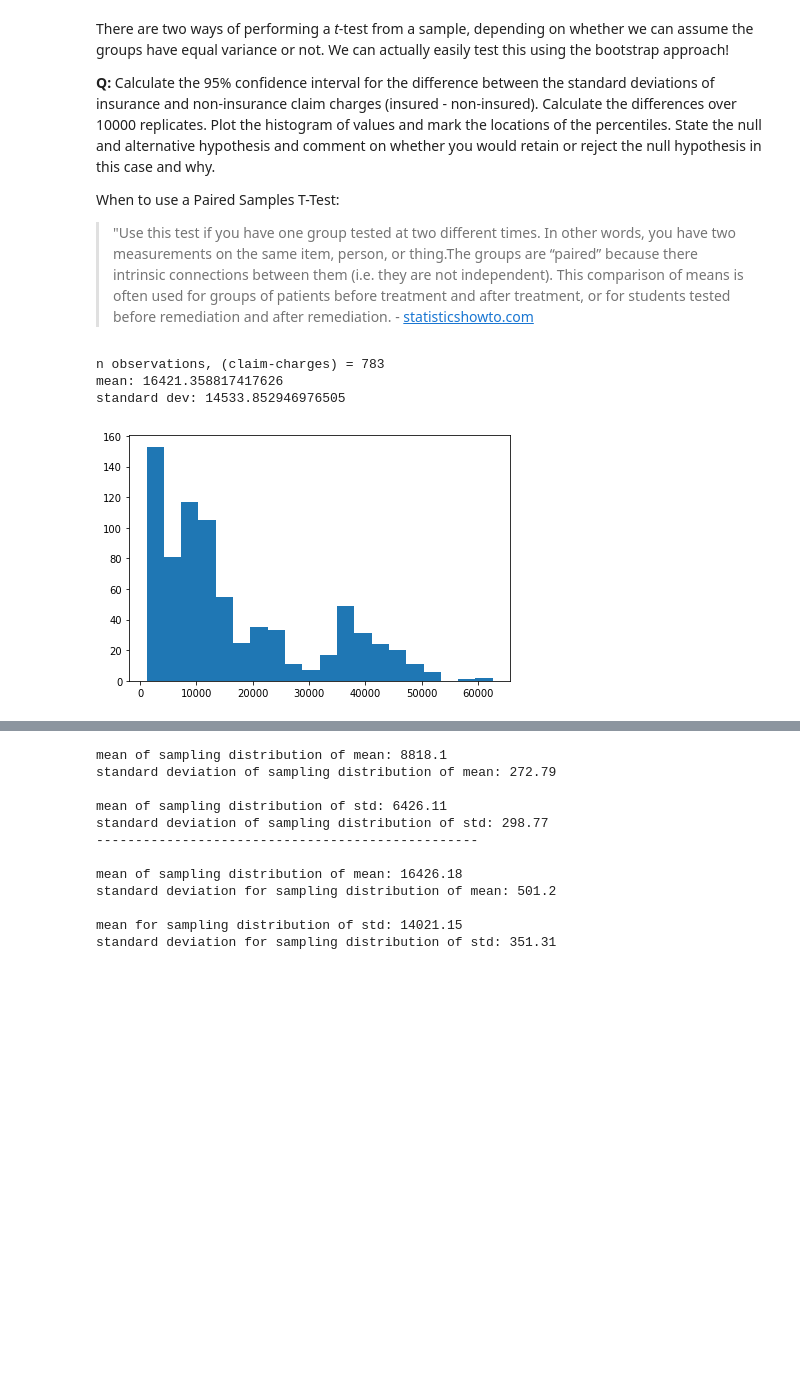
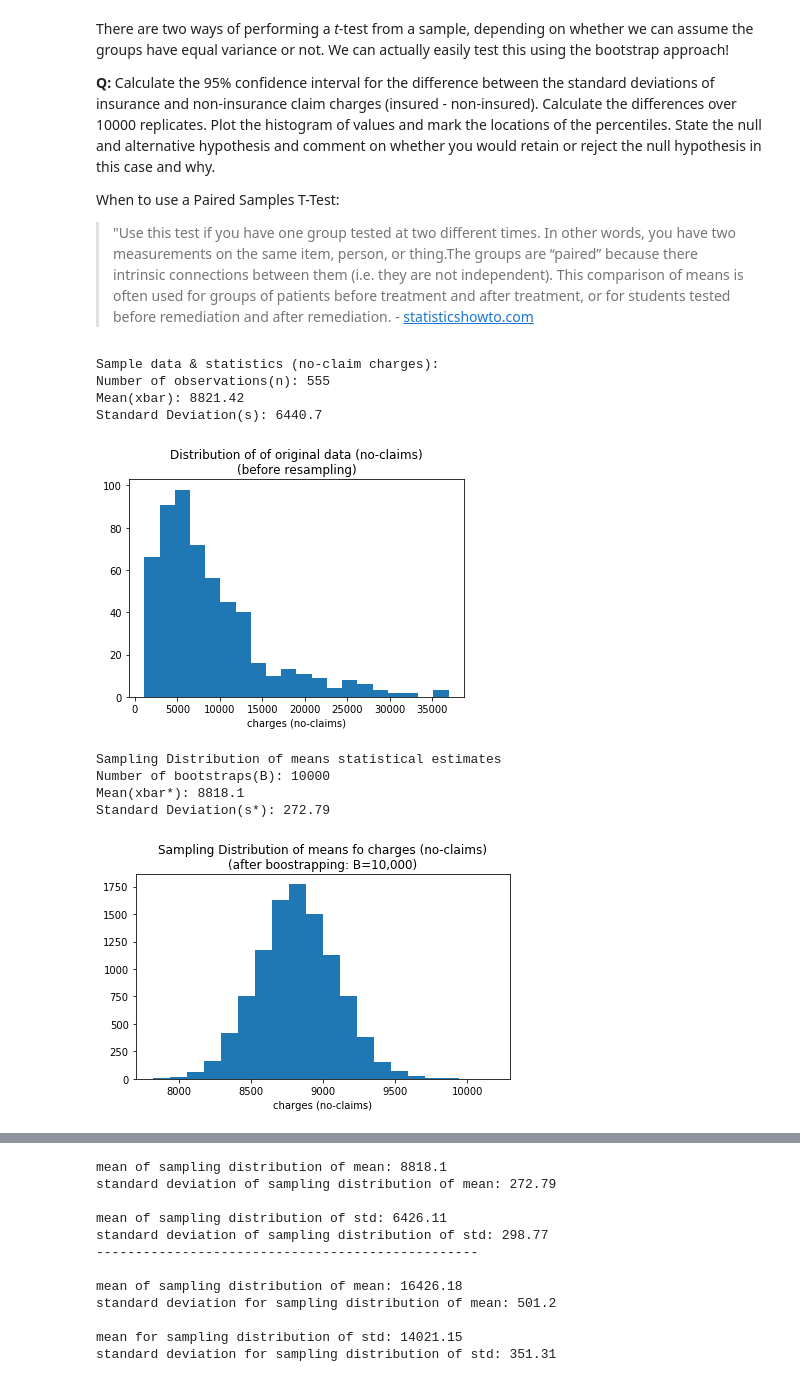
Before and after one commit to Emtman7/Springboard, a Jupyter notebook: inferential_statistics_bootstrapping.ipynb, the cells around one changed output, grey strips where cells are left out. Drawn from its saved outputs; the diff is of its cells as text; code cells hidden in the pictures; blank space fills up the shorter version.

```diff
--- a/inferential_statistics_bootstrapping.ipynb
+++ b/inferential_statistics_bootstrapping.ipynb
@@ -139,18 +139,44 @@ __Q:__ Calculate the 95% confidence interval for the difference between the stan
 
 When to use a Paired Samples T-Test:
 >"Use this test if you have one group tested at two different times. In other words, you have two measurements on the same item, person, or thing.The groups are “paired” because there intrinsic connections between them (i.e. they are not independent). This comparison of means is often used for groups of patients before treatment and after treatment, or for students tested before remediation and after remediation. - [statisticshowto.com](https://www.statisticshowto.com/probability-and-statistics/t-test/#PairedTTest)
-# %%
-np.random.seed(47)
-claim_charges = med_charges.loc[med_charges.insuranceclaim == 1, 'charges']
-n_claim = len(claim_charges)
-print('n observations, (claim-charges) = {}'.format(len(np.random.choice(claim_charges, n_claim))))
-print('mean: {}'.format(np.mean(np.random.choice(claim_charges, n_claim))))
-print('standard dev: {}'.format(np.std(np.random.choice(claim_charges, n_claim))))
-
-plt.hist(np.random.choice(claim_charges, n_claim), bins=20)
-plt.tight_layout()
-# %% [output]
-n observations, (claim-charges) = 783
-mean: 16421.358817417626
-standard dev: 14533.852946976505
-[figure, removed]
+# %%
+np.random.seed(47)
+
+# data of all original charges with no claims
+noclaim_charges = med_charges.loc[med_charges.insuranceclaim == 0, 'charges']
+n_noclaim = len(noclaim_charges)
+mean_noclaim = round(np.mean(noclaim_charges),2)
+s_stat_noclaim = round(np.std(noclaim_charges),2)
+_ = 'Sample data & statistics (no-claim charges):\nNumber of observations(n): {}\nMean(xbar): {}\nStandard Deviation(s): {}\n'
+print(_.format(n_noclaim, mean_noclaim, s_stat_noclaim))
+
+plt.hist(noclaim_charges, bins=20)
+plt.title('Distribution of of original data (no-claims)\n(before resampling)')
+plt.xlabel('charges (no-claims)')
+plt.show()
+
+# sampling distribution of means for no claim charges
+noclaim_dist_mean = [np.mean(np.random.choice(noclaim_charges, n_noclaim)) for _ in range(10000)]
+
+B = len(noclaim_dist_mean)   # number of samples/resamples: "B"
+n = n_noclaim * B            # n observations of sampling dist
+mean_noclaim_dist_mean = round(np.mean(noclaim_dist_mean),2)
+std_noclaim_dist_mean = round(np.std(noclaim_dist_mean),2)
+sampdiststr1 = '\nSampling Distribution of means statistical estimates\nNumber of bootstraps(B): {}\nMean(xbar*): {}\nStandard Deviation(s*): {}'
+print(sampdiststr1.format(B, mean_noclaim_dist_mean, std_noclaim_dist_mean))
+
+plt.hist(noclaim_dist_mean, bins=20)
+plt.title('Sampling Distribution of means for charges (no-claims)\n(after boostrapping: B=10,000)')
+plt.xlabel('charges (no-claims)')
+plt.tight_layout()
+# %% [output]
+Sample data & statistics (no-claim charges):
+Number of observations(n): 555
+Mean(xbar): 8821.42
+Standard Deviation(s): 6440.7
+[figure, added]
+Sampling Distribution of means statistical estimates
+Number of bootstraps(B): 10000
+Mean(xbar*): 8818.1
+Standard Deviation(s*): 272.79
+[figure, added]
```
Also changed, not shown: parts of 12 cells of this notebook.
